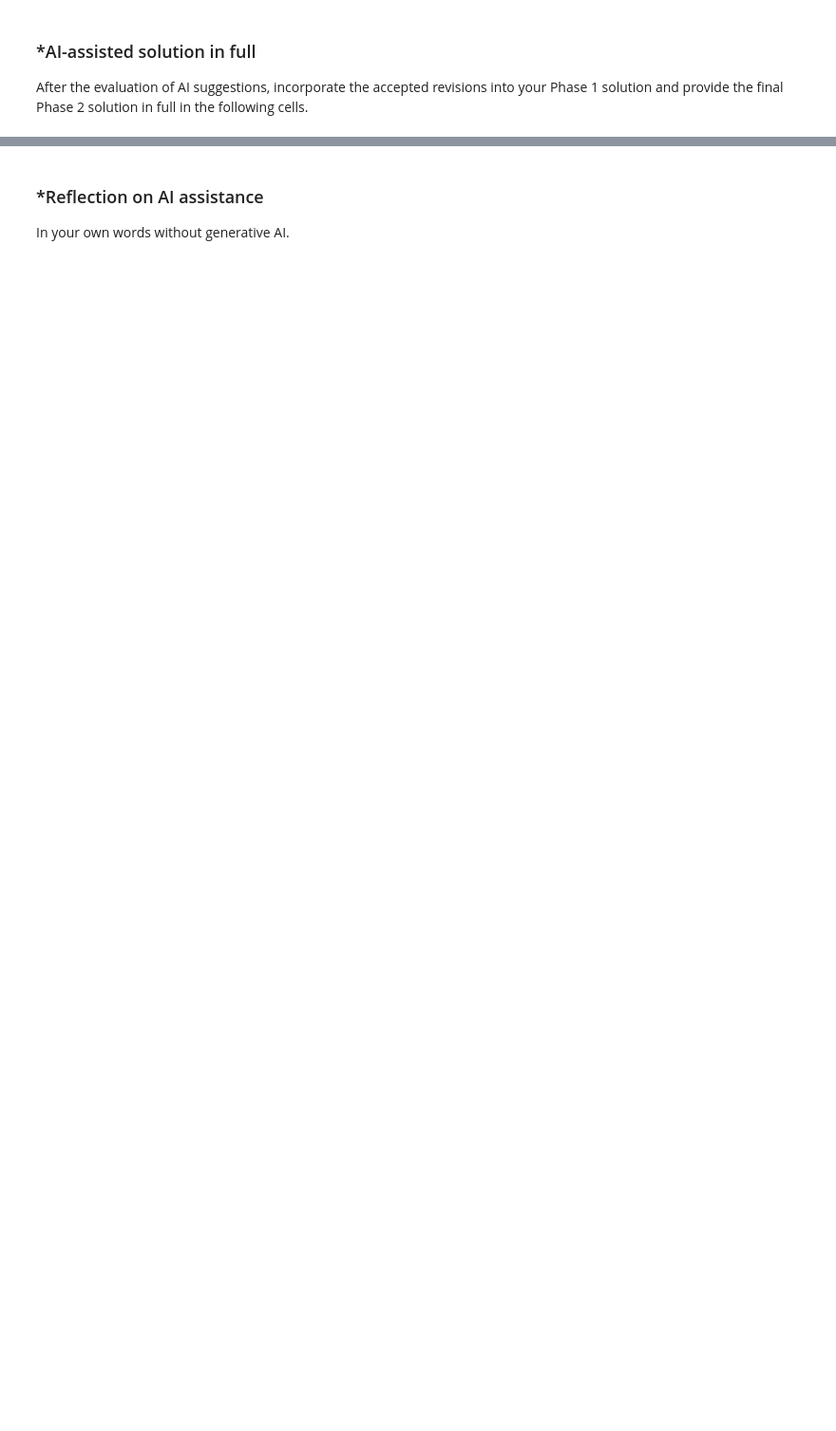
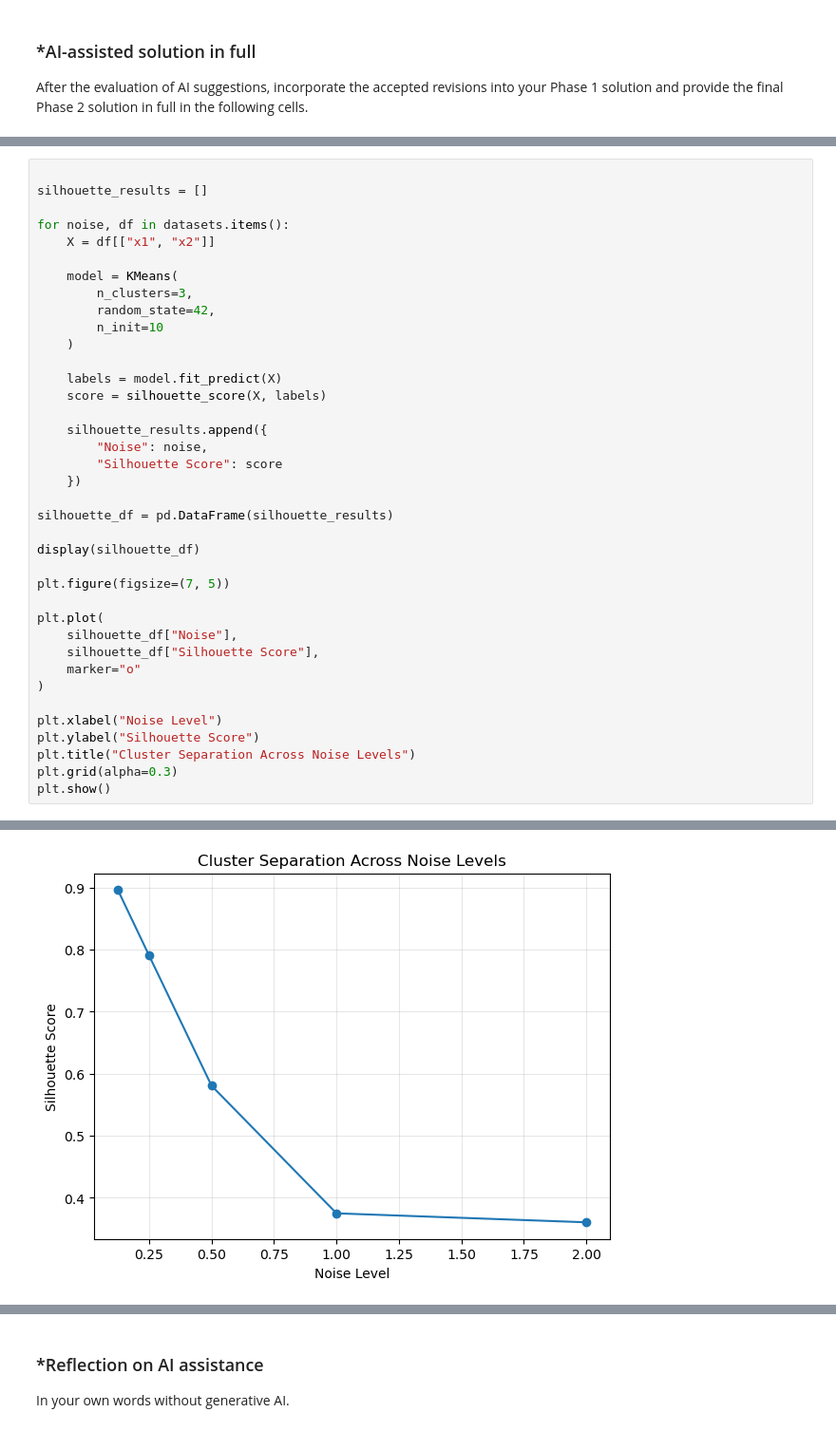
Before and after one commit to emmchung/A04-clustering, a Jupyter notebook: notebook.ipynb, the cells around one changed output, grey strips where cells are left out. Shown at 95% size. Saved outputs shown, nothing was run; the diff lists cells and outputs as text; blank space fills up the shorter version.

```diff
--- a/notebook.ipynb
+++ b/notebook.ipynb
@@ -503,0 +644,39 @@ After the evaluation of AI suggestions, incorporate the accepted revisions into
+# %%
+
+silhouette_results = []
+
+for noise, df in datasets.items():
+    X = df[["x1", "x2"]]
+
+    model = KMeans(
+        n_clusters=3,
+        random_state=42,
+        n_init=10
+    )
+
+    labels = model.fit_predict(X)
+    score = silhouette_score(X, labels)
+
+    silhouette_results.append({
+        "Noise": noise,
+        "Silhouette Score": score
+    })
+
+silhouette_df = pd.DataFrame(silhouette_results)
+
+display(silhouette_df)
+
+plt.figure(figsize=(7, 5))
+
+plt.plot(
+    silhouette_df["Noise"],
+    silhouette_df["Silhouette Score"],
+    marker="o"
+)
+
+plt.xlabel("Noise Level")
+plt.ylabel("Silhouette Score")
+plt.title("Cluster Separation Across Noise Levels")
+plt.grid(alpha=0.3)
+plt.show()
+# %% [output]
@@ -503,0 +689 @@ After the evaluation of AI suggestions, incorporate the accepted revisions into
+[figure, added]
```
Also changed, not shown: parts of 32 cells of this notebook.
